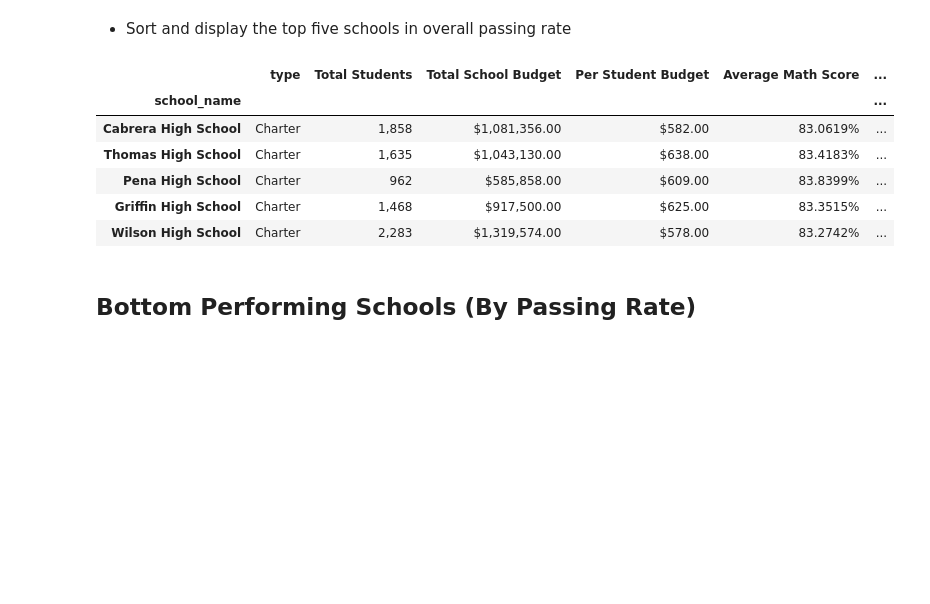
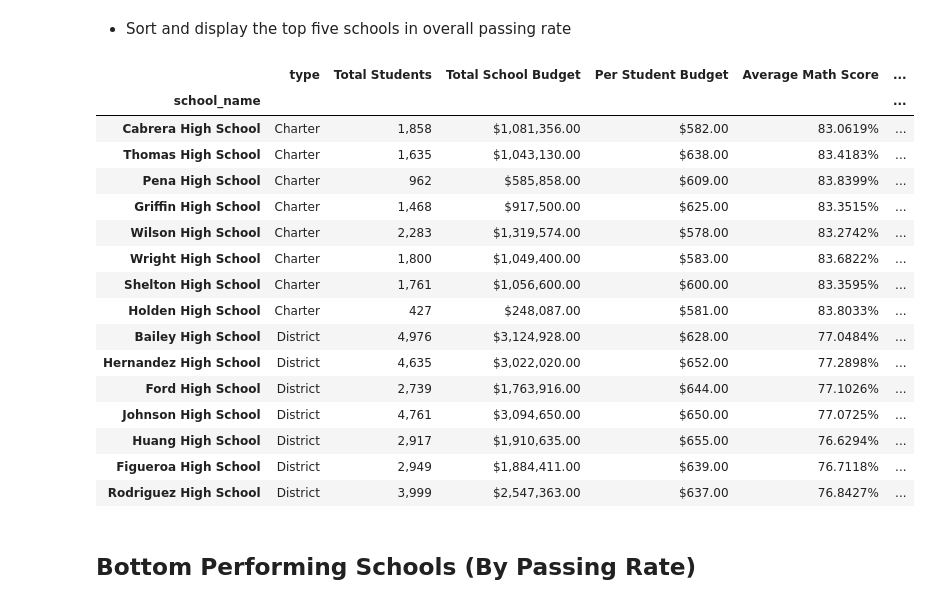
Before and after one commit to efrisch6/pandas-challenge, a Jupyter notebook: PyCitySchools/PyCitySchools_starter.ipynb, the cells around one changed output. Cells and saved outputs as stored; diff of their text form; code cells hidden in the pictures; blank space fills up the shorter version.

Commit message:
Added observations for HeroesOfPymoli and made all dataframes viewable

```diff
--- a/PyCitySchools/PyCitySchools_starter.ipynb
+++ b/PyCitySchools/PyCitySchools_starter.ipynb
@@ -4,6 +4,10 @@
 # %%
 # Dependencies and Setup
 import pandas as pd
+
+# set to display max rows in dataframes per Instructions:
+# You must submit a link to your Jupyter Notebook with the viewable Data Frames.
+pd.set_option('display.max_rows', 1000)
 
 # File to Load (Remember to Change These)
 school_data_to_load = "Resources/schools_complete.csv"
@@ -141,22 +145,32 @@ school_df = school_data[["school_name","type"]].merge(school_df, on="school_name
 # %%
 top_df = school_df.copy()
 top_df["Total Students"] = top_df["Total Students"].map("{:,}".format)
 top_df["Total School Budget"] = top_df["Total School Budget"].map("${:,.2f}".format)
 top_df["Per Student Budget"] = top_df["Per Student Budget"].map("${:,.2f}".format)
 top_df["Average Math Score"] = top_df["Average Math Score"].map("{:.4f}%".format)
 top_df["Average Reading Score"] = top_df["Average Reading Score"].map("{:.4f}%".format)
 top_df["% Passing Math"] = top_df["% Passing Math"].map("{:.4f}%".format)
 top_df["% Passing Reading"] = top_df["% Passing Reading"].map("{:.4f}%".format)
 top_df["% Overall Passing Rate"] = top_df["% Overall Passing Rate"].map("{:.4f}%".format)
-top_df.head()
+top_df
 # %% [output]
 |  | type | Total Students | Total School Budget | Per Student Budget | Average Math Score | ... |
 | school_name |  |  |  |  |  | ... |
 | Cabrera High School | Charter | 1,858 | $1,081,356.00 | $582.00 | 83.0619% | ... |
 | Thomas High School | Charter | 1,635 | $1,043,130.00 | $638.00 | 83.4183% | ... |
 | Pena High School | Charter | 962 | $585,858.00 | $609.00 | 83.8399% | ... |
 | Griffin High School | Charter | 1,468 | $917,500.00 | $625.00 | 83.3515% | ... |
 | Wilson High School | Charter | 2,283 | $1,319,574.00 | $578.00 | 83.2742% | ... |
+| Wright High School | Charter | 1,800 | $1,049,400.00 | $583.00 | 83.6822% | ... |
+| Shelton High School | Charter | 1,761 | $1,056,600.00 | $600.00 | 83.3595% | ... |
+| Holden High School | Charter | 427 | $248,087.00 | $581.00 | 83.8033% | ... |
+| Bailey High School | District | 4,976 | $3,124,928.00 | $628.00 | 77.0484% | ... |
+| Hernandez High School | District | 4,635 | $3,022,020.00 | $652.00 | 77.2898% | ... |
+| Ford High School | District | 2,739 | $1,763,916.00 | $644.00 | 77.1026% | ... |
+| Johnson High School | District | 4,761 | $3,094,650.00 | $650.00 | 77.0725% | ... |
+| Huang High School | District | 2,917 | $1,910,635.00 | $655.00 | 76.6294% | ... |
+| Figueroa High School | District | 2,949 | $1,884,411.00 | $639.00 | 76.7118% | ... |
+| Rodriguez High School | District | 3,999 | $2,547,363.00 | $637.00 | 76.8427% | ... |
 # %% [markdown]
 ## Bottom Performing Schools (By Passing Rate)
 # %% [markdown]
```
Also changed, not shown: parts of 2 cells of this notebook, 1 other file.
